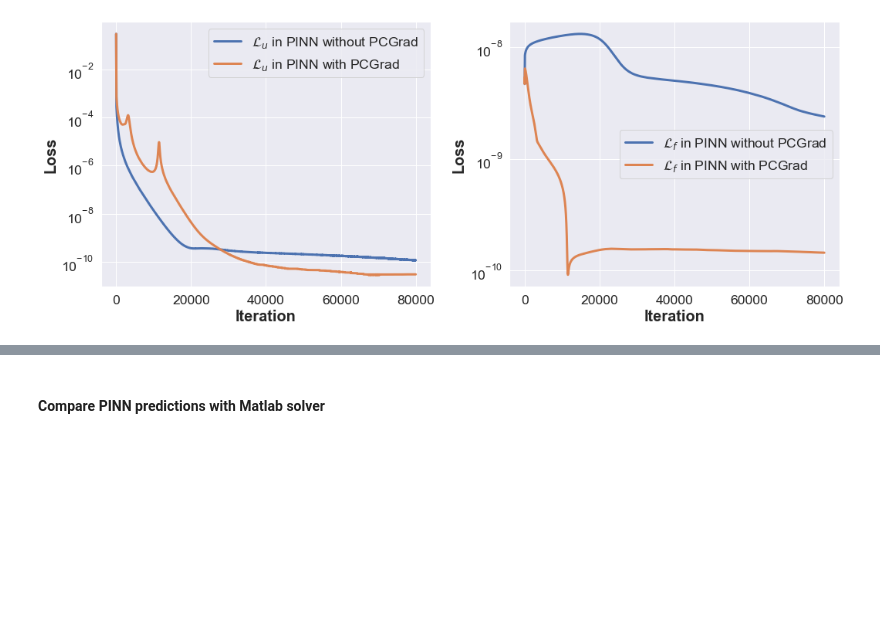
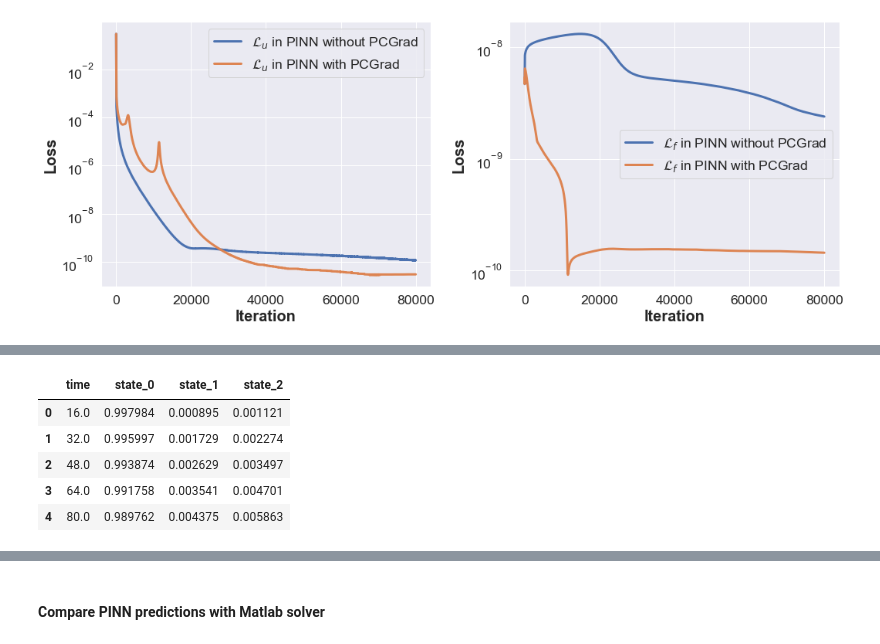
Before and after one commit to zxgcqupt/PINNs4SRA, a Jupyter notebook: small_homogeneous_CTMC/PINN_for_small_homo_CTMC_reliability_analysis.ipynb, the cells around one changed output, grey strips where cells are left out. Cells and saved outputs as stored; diff of their text form; code cells hidden in the pictures; blank space fills up the shorter version.

```diff
--- a/small_homogeneous_CTMC/PINN_for_small_homo_CTMC_reliability_analysis.ipynb
+++ b/small_homogeneous_CTMC/PINN_for_small_homo_CTMC_reliability_analysis.ipynb
@@ -421,0 +433,9 @@ matlab_solver_solution_df
+# %%
+MCS_solver_solution_df.head()
+# %% [output]
+|  | time | state_0 | state_1 | state_2 |
+| 0 | 16.0 | 0.997984 | 0.000895 | 0.001121 |
+| 1 | 32.0 | 0.995997 | 0.001729 | 0.002274 |
+| 2 | 48.0 | 0.993874 | 0.002629 | 0.003497 |
+| 3 | 64.0 | 0.991758 | 0.003541 | 0.004701 |
+| 4 | 80.0 | 0.989762 | 0.004375 | 0.005863 |
```
Also changed, not shown: parts of 22 cells of this notebook, 11 other files.
